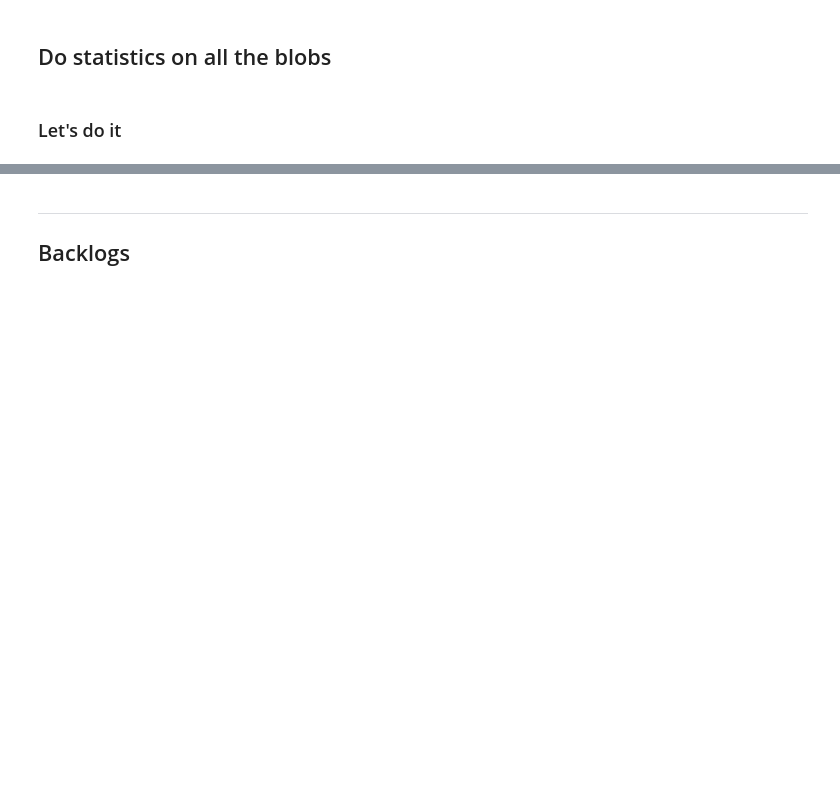
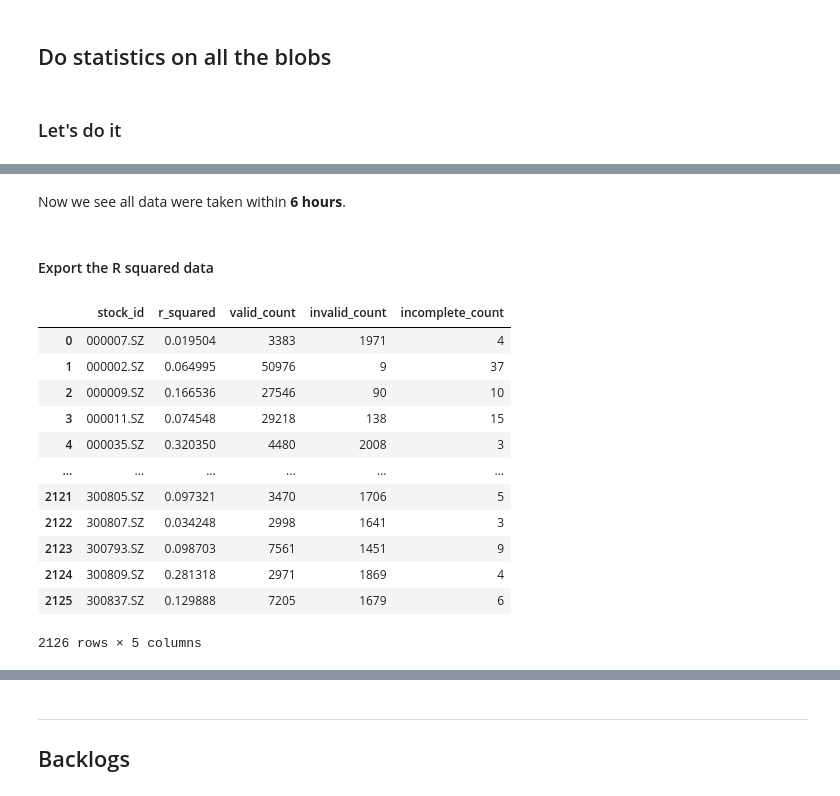
Before and after one commit to wenatuhs/task-202009-solution, a Jupyter notebook: task-202009-solution.ipynb, the cells around one changed output, grey strips where cells are left out. Saved outputs shown, nothing was run; the diff lists cells and outputs as text; code cells hidden in the pictures; blank space fills up the shorter version.

Commit message:
Update the notebook to add the csv export code

```diff
--- a/task-202009-solution.ipynb
+++ b/task-202009-solution.ipynb
@@ -490,0 +493,2 @@ OSError: [Errno 28] No space left on device
+# %%
+data = load_checkpoint('task_checkpoints')
@@ -490,0 +542,19 @@ OSError: [Errno 28] No space left on device
+# %% [markdown]
+Now we see all data were taken within **6 hours**.
+# %% [markdown]
+#### Export the R squared data
+# %%
+stocks = data['stocks_stats']
+
+csv_data = []
+for key in stocks.keys():
+    stock = stocks[key]
+    tot_ms = stock['y_ms'] - stock['y_m'] ** 2
+    if tot_ms:
+        r_squared = 1 - stock['res_ms'] / tot_ms
+    else:
+        r_squared = np.nan
+    count_valid = stock['count']
+    count_invalid = len(stock['invalid'])
+    count_incomplete = len(stock['cache'])
+    csv_data.append([key, r_squared, count_valid, count_invalid, count_incomplete])
@@ -490,0 +563,18 @@ OSError: [Errno 28] No space left on device
+# %%
+df = pd.DataFrame(csv_data, columns=['stock_id', 'r_squared', 'valid_count', 'invalid_count', 'incomplete_count'])
+# %%
+df
+# %% [output]
+|  | stock_id | r_squared | valid_count | invalid_count | incomplete_count |
+| 0 | 000007.SZ | 0.019504 | 3383 | 1971 | 4 |
+| 1 | 000002.SZ | 0.064995 | 50976 | 9 | 37 |
+| 2 | 000009.SZ | 0.166536 | 27546 | 90 | 10 |
+| 3 | 000011.SZ | 0.074548 | 29218 | 138 | 15 |
+| 4 | 000035.SZ | 0.320350 | 4480 | 2008 | 3 |
+| ... | ... | ... | ... | ... | ... |
+| 2121 | 300805.SZ | 0.097321 | 3470 | 1706 | 5 |
+| 2122 | 300807.SZ | 0.034248 | 2998 | 1641 | 3 |
+| 2123 | 300793.SZ | 0.098703 | 7561 | 1451 | 9 |
+| 2124 | 300809.SZ | 0.281318 | 2971 | 1869 | 4 |
+| 2125 | 300837.SZ | 0.129888 | 7205 | 1679 | 6 |
+2126 rows × 5 columns
```
Also changed, not shown: parts of 16 cells of this notebook.
